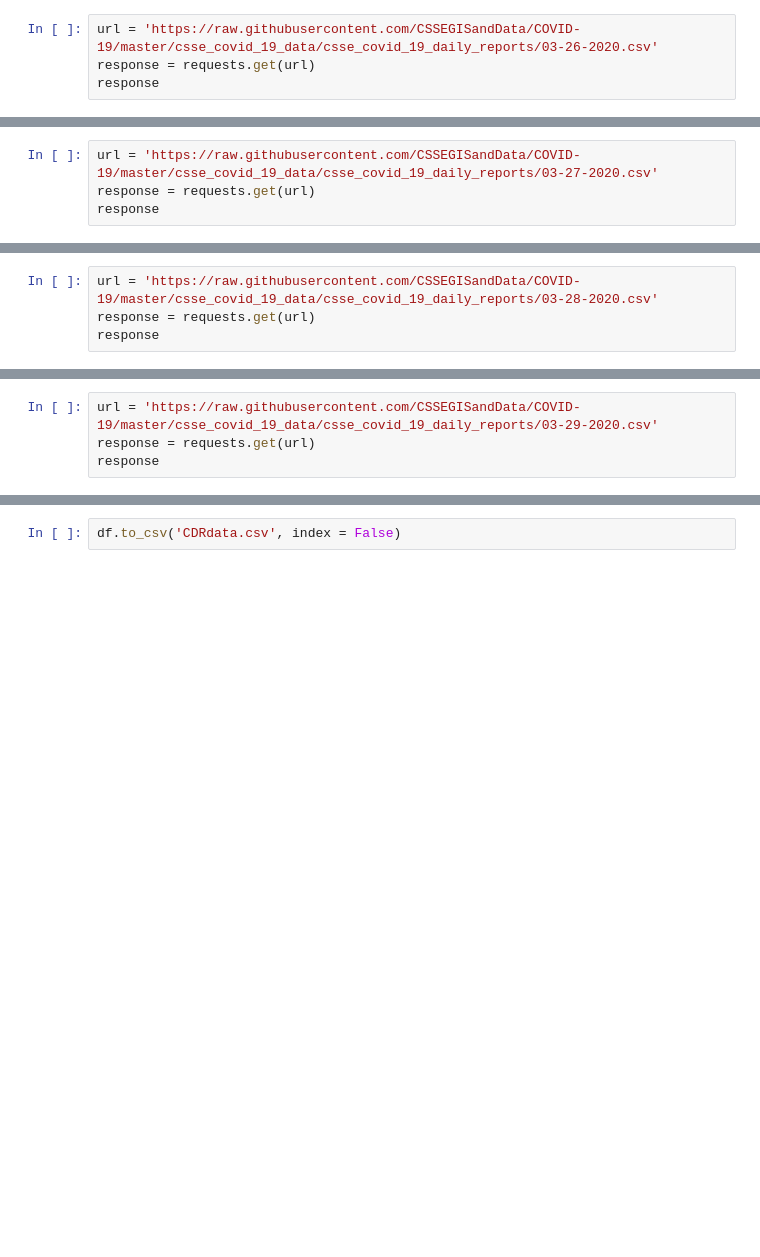
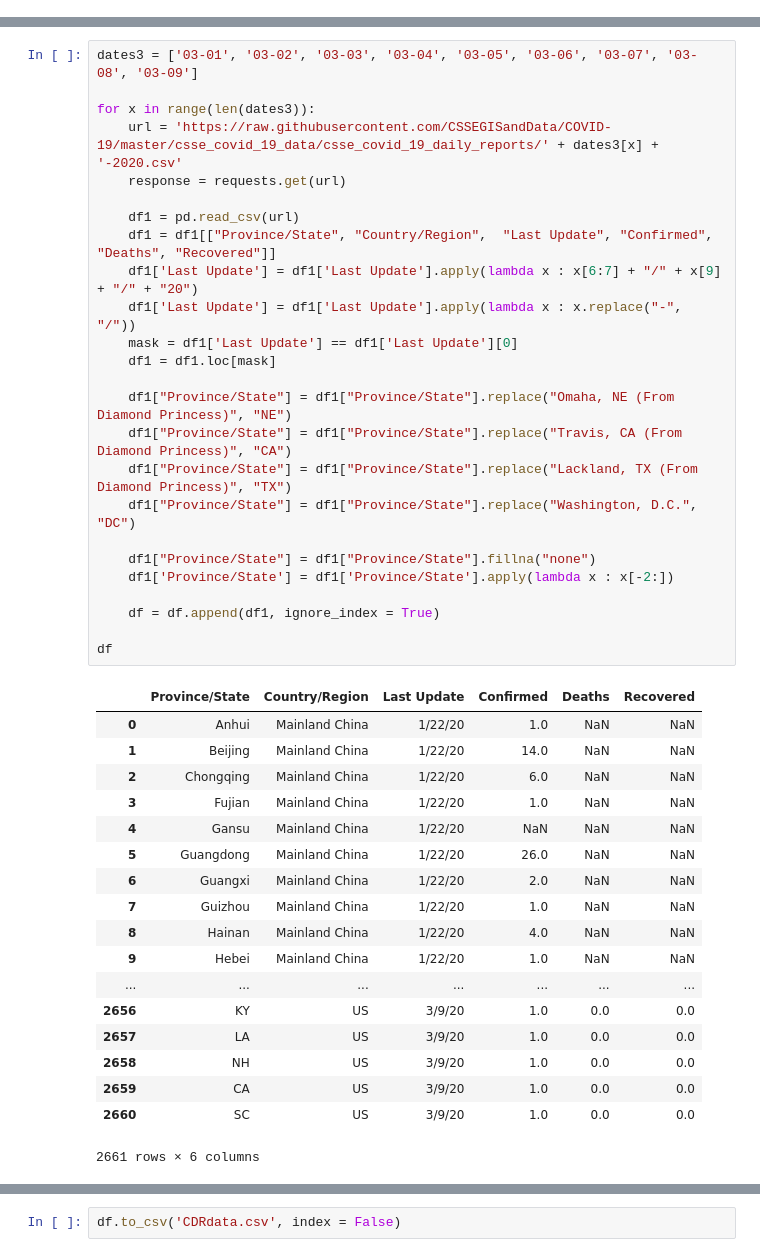
Before and after one commit to miholjcicmarko/COMP5360Project, a Jupyter notebook: python_journals/Importing COVID DATA.ipynb, the cells around one changed output, grey strips where cells are left out. Drawn from its saved outputs; the diff is of its cells as text; blank space fills up the shorter version.

```diff
--- a/python_journals/Importing COVID DATA.ipynb
+++ b/python_journals/Importing COVID DATA.ipynb
@@ -2925,4 +0,0 @@ df
-# %%
-url = 'https://raw.githubusercontent.com/CSSEGISandData/COVID-19/master/csse_covid_19_data/csse_covid_19_daily_reports/03-26-2020.csv'
-response = requests.get(url)
-response
@@ -2975,4 +0,0 @@ df
-# %%
-url = 'https://raw.githubusercontent.com/CSSEGISandData/COVID-19/master/csse_covid_19_data/csse_covid_19_daily_reports/03-27-2020.csv'
-response = requests.get(url)
-response
@@ -3025,4 +0,0 @@ df
-# %%
-url = 'https://raw.githubusercontent.com/CSSEGISandData/COVID-19/master/csse_covid_19_data/csse_covid_19_daily_reports/03-28-2020.csv'
-response = requests.get(url)
-response
@@ -3076,4 +0,0 @@ df
-# %%
-url = 'https://raw.githubusercontent.com/CSSEGISandData/COVID-19/master/csse_covid_19_data/csse_covid_19_daily_reports/03-29-2020.csv'
-response = requests.get(url)
-response
@@ -3126,0 +128,44 @@ df
+# %%
+dates3 = ['03-01', '03-02', '03-03', '03-04', '03-05', '03-06', '03-07', '03-08', '03-09']
+
+for x in range(len(dates3)):
+    url = 'https://raw.githubusercontent.com/CSSEGISandData/COVID-19/master/csse_covid_19_data/csse_covid_19_daily_reports/' + dates3[x] + '-2020.csv'
+    response = requests.get(url)
+
+    df1 = pd.read_csv(url)
+    df1 = df1[["Province/State", "Country/Region",  "Last Update", "Confirmed", "Deaths", "Recovered"]]
+    df1['Last Update'] = df1['Last Update'].apply(lambda x : x[6:7] + "/" + x[9] + "/" + "20")
+    df1['Last Update'] = df1['Last Update'].apply(lambda x : x.replace("-", "/"))
+    mask = df1['Last Update'] == df1['Last Update'][0]
+    df1 = df1.loc[mask]
+
+    df1["Province/State"] = df1["Province/State"].replace("Omaha, NE (From Diamond Princess)", "NE")
+    df1["Province/State"] = df1["Province/State"].replace("Travis, CA (From Diamond Princess)", "CA")
+    df1["Province/State"] = df1["Province/State"].replace("Lackland, TX (From Diamond Princess)", "TX")
+    df1["Province/State"] = df1["Province/State"].replace("Washington, D.C.", "DC")
+
+    df1["Province/State"] = df1["Province/State"].fillna("none")
+    df1['Province/State'] = df1['Province/State'].apply(lambda x : x[-2:])
+
+    df = df.append(df1, ignore_index = True)
+
+df
+# %% [output]
+|  | Province/State | Country/Region | Last Update | Confirmed | Deaths | Recovered |
+| 0 | Anhui | Mainland China | 1/22/20 | 1.0 | NaN | NaN |
+| 1 | Beijing | Mainland China | 1/22/20 | 14.0 | NaN | NaN |
+| 2 | Chongqing | Mainland China | 1/22/20 | 6.0 | NaN | NaN |
+| 3 | Fujian | Mainland China | 1/22/20 | 1.0 | NaN | NaN |
+| 4 | Gansu | Mainland China | 1/22/20 | NaN | NaN | NaN |
+| 5 | Guangdong | Mainland China | 1/22/20 | 26.0 | NaN | NaN |
+| 6 | Guangxi | Mainland China | 1/22/20 | 2.0 | NaN | NaN |
+| 7 | Guizhou | Mainland China | 1/22/20 | 1.0 | NaN | NaN |
+| 8 | Hainan | Mainland China | 1/22/20 | 4.0 | NaN | NaN |
+| 9 | Hebei | Mainland China | 1/22/20 | 1.0 | NaN | NaN |
+| ... | ... | ... | ... | ... | ... | ... |
+| 2656 | KY | US | 3/9/20 | 1.0 | 0.0 | 0.0 |
+| 2657 | LA | US | 3/9/20 | 1.0 | 0.0 | 0.0 |
+| 2658 | NH | US | 3/9/20 | 1.0 | 0.0 | 0.0 |
+| 2659 | CA | US | 3/9/20 | 1.0 | 0.0 | 0.0 |
+| 2660 | SC | US | 3/9/20 | 1.0 | 0.0 | 0.0 |
+2661 rows × 6 columns
```
Also changed, not shown: parts of 220 cells of this notebook, 3 other files.
